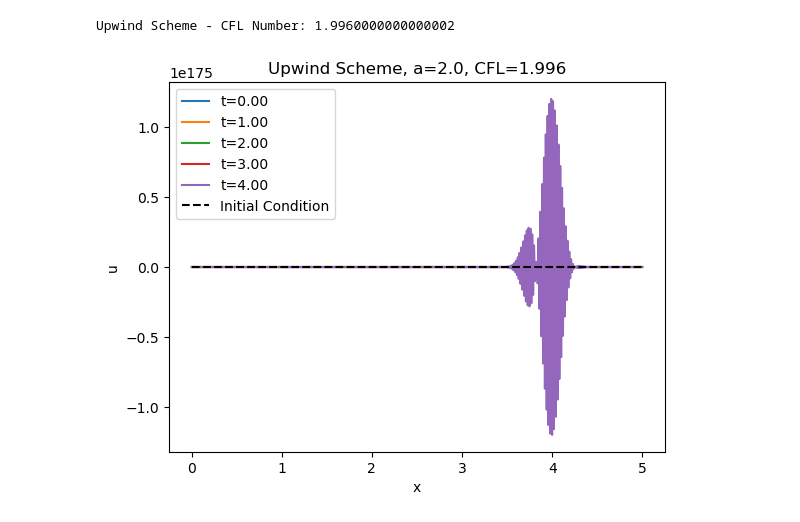
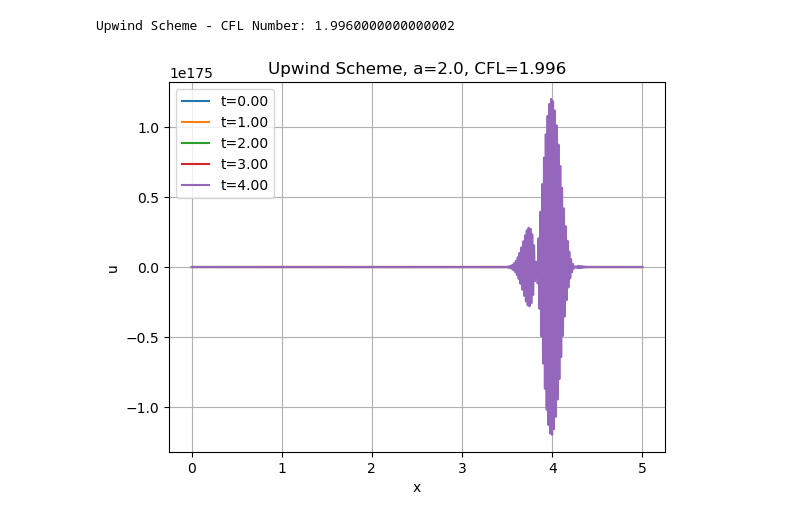
Before and after one commit to chaytonb/Assignment-1-ML-Course, a Jupyter notebook: 1d_advection_upwind.ipynb, the cells around one changed output. Drawn from its saved outputs; the diff is of its cells as text; code cells hidden in the pictures.

```diff
--- a/1d_advection_upwind.ipynb
+++ b/1d_advection_upwind.ipynb
@@ -55,52 +58,55 @@ Upwind Scheme - CFL Number: 0.9980000000000001
 # CFL number 1.996
 # Define parameters
 nx = 500          # Number of spatial points
-L = 5.0         # Domain length
-dx = L / (nx - 1)  # Spatial resolution
-dt = 0.01        # Time step (CFL < 1 for stability)
-a = 2.0          # Advection speed
-T = 5.0          # Total simulation time
-Nt = int(T / dt) # Number of time steps
+L = 5.0           # Domain length
+dx = L / (nx - 1) # Spatial resolution
+dt = 0.01         # Time step (CFL < 1 for stability)
+a = 2.0           # Advection speed
+T = 5.0           # Total simulation time
+Nt = int(T / dt)  # Number of time steps
 
-# For linear advection, CFL=1 is optimal, lower CFL will become more diffusive and dispersive (why?)
+# For linear advection, CFL=1 is optimal, lower CFL will become more diffusive and dispersive
 CFL = a * dt / dx
 print(f"Upwind Scheme - CFL Number: {CFL}")
 
 # Spatial grid
 x = np.linspace(0, L, nx)
 
 # Initial condition: Gaussian pulse
-phi = np.exp(-((x - L/4) / 0.1) ** 2)
+u = np.exp(-((x - L/4) / 0.1) ** 2)
 
 # Store initial condition for reference
-phi_init = phi.copy()
+u_init = u.copy()
 
 # Upwind scheme (Stable)
-phi_new = np.zeros_like(phi)
+u_new = np.zeros_like(u)
 
 for n in range(Nt):
     # Apply Upwind update (first-order)
-    phi_new[1:] = phi[1:] - CFL * (phi[1:] - phi[:-1])  # Forward in time, backward in space
+    u_new[1:] = u[1:] - CFL * (u[1:] - u[:-1])  # Forward in time, backward in space
+
+    # Periodic boundary condition: Update the first point using the last point
+    u_new[0] = u[0] - CFL * (u[0] - u[-1])
 
     # Update the field
-    phi[:] = phi_new[:]
+    u[:] = u_new[:]
 
     # Plot every few steps
     if n % 100 == 0:
-        plt.plot(x, phi, label=f"t={n*dt:.2f}")
+        plt.plot(x, u, label=f"t={n*dt:.2f}")
 
 # Plot results
-plt.plot(x, phi_init, 'k--', label="Initial Condition")
+# plt.plot(x, u_init, 'k--', label="Initial Condition")
 plt.legend()
 plt.xlabel("x")
 plt.grid()
 plt.ylabel("u")
 plt.title("Upwind Scheme, a=2.0, CFL=1.996")
 plt.savefig('plots/upwind_1d_cfl_1996.png')
 plt.show()
 # %% [output]
 Upwind Scheme - CFL Number: 1.9960000000000002
-[figure, old version]
+[figure, new version]
 # %%
 # CFL Number 0.499
 # Define parameters
```
Also changed, not shown: parts of 3 cells of this notebook, 9 other files.
